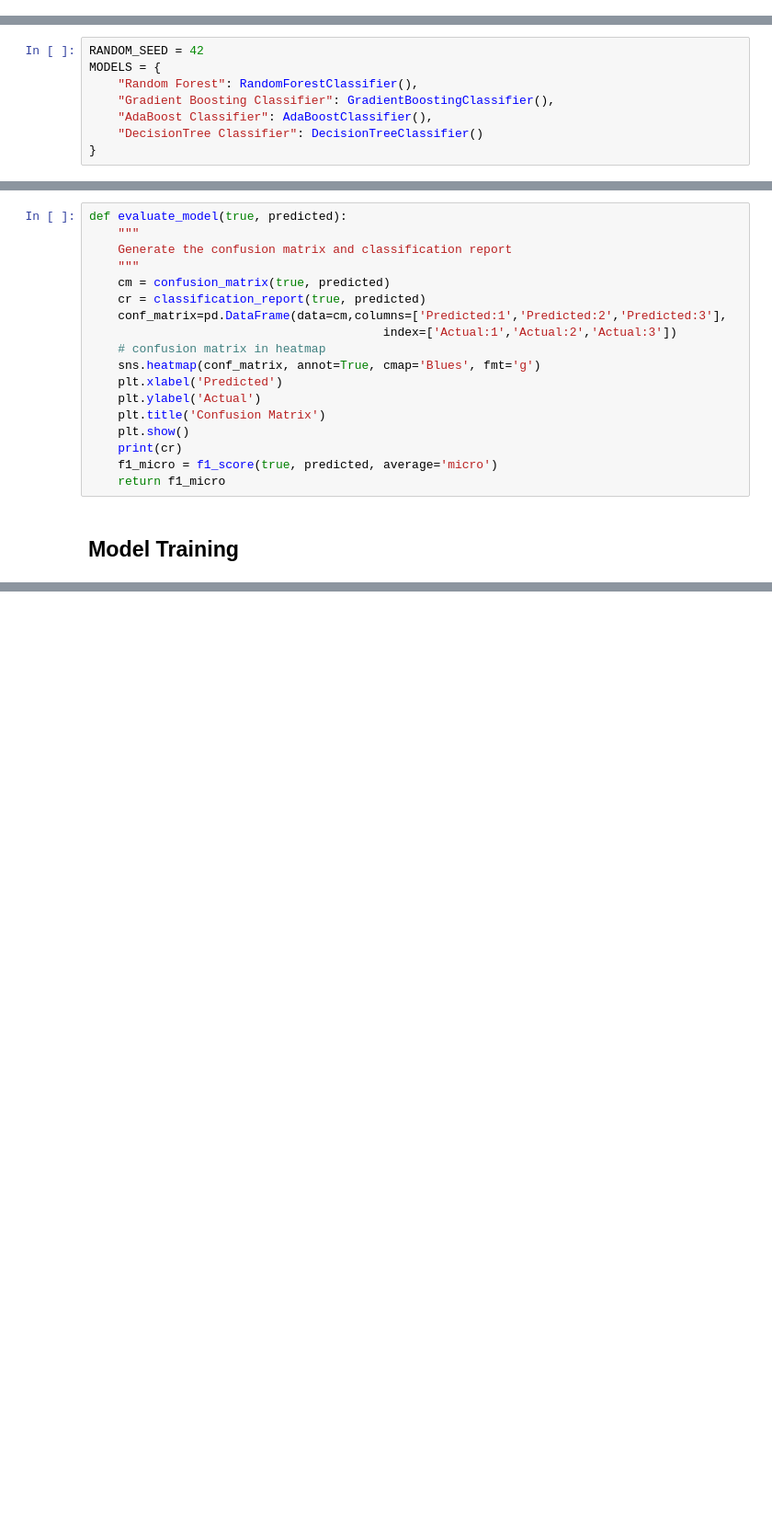
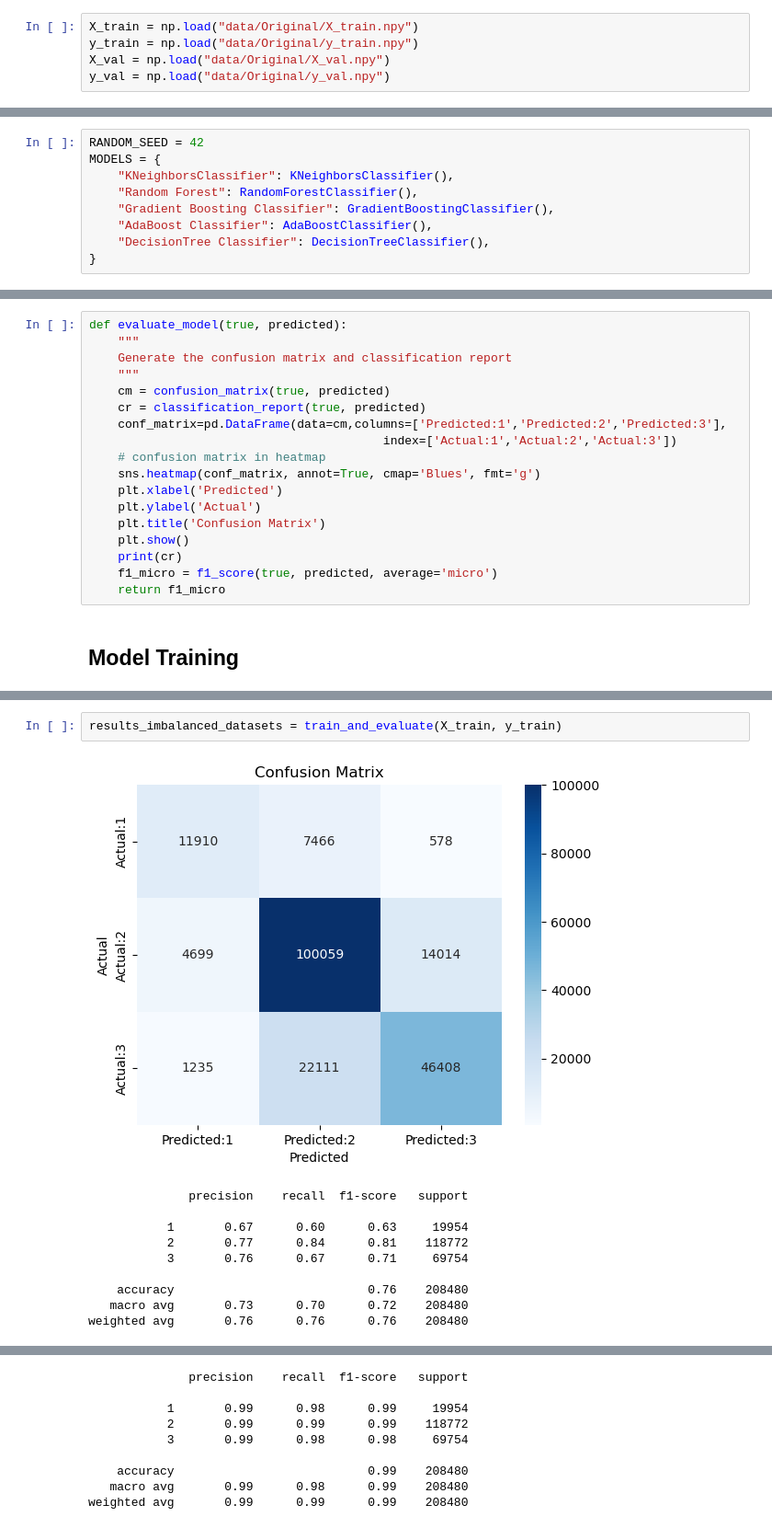
Before and after one commit to Bhandari008/house_damage_prediction, a Jupyter notebook: notebook/MODEL_TRAINING.ipynb, the cells around one changed output, grey strips where cells are left out. Shown at 92% size. Cells and saved outputs as stored; diff of their text form; blank space fills up the shorter version.

Commit message:
mb/model trained without tuning

```diff
--- a/notebook/MODEL_TRAINING.ipynb
+++ b/notebook/MODEL_TRAINING.ipynb
@@ -56,0 +24,5 @@ X_train, X_test, y_train, y_test = train_test_split(X, y, test_size=0.2, random_
+# %%
+X_train = np.load("data/Original/X_train.npy")
+y_train = np.load("data/Original/y_train.npy")
+X_val = np.load("data/Original/X_val.npy")
+y_val = np.load("data/Original/y_val.npy")
@@ -59,8 +52,9 @@ X_train, X_test, y_train, y_test = train_test_split(X, y, test_size=0.2, random_
 # %%
 RANDOM_SEED = 42
 MODELS = {
+    "KNeighborsClassifier": KNeighborsClassifier(),
     "Random Forest": RandomForestClassifier(),
     "Gradient Boosting Classifier": GradientBoostingClassifier(),
     "AdaBoost Classifier": AdaBoostClassifier(),
-    "DecisionTree Classifier": DecisionTreeClassifier()
+    "DecisionTree Classifier": DecisionTreeClassifier(),
 }
@@ -213,0 +117,13 @@ F1 Micro-Averaged Score: 0.6419
+# %%
+results_imbalanced_datasets = train_and_evaluate(X_train, y_train)
+# %% [output]
+[figure, added]
+              precision    recall  f1-score   support
+
+           1       0.67      0.60      0.63     19954
+           2       0.77      0.84      0.81    118772
+           3       0.76      0.67      0.71     69754
+
+    accuracy                           0.76    208480
+   macro avg       0.73      0.70      0.72    208480
+weighted avg       0.76      0.76      0.76    208480
@@ -213,0 +149,9 @@ F1 Micro-Averaged Score: 0.6419
+              precision    recall  f1-score   support
+
+           1       0.99      0.98      0.99     19954
+           2       0.99      0.99      0.99    118772
+           3       0.99      0.98      0.98     69754
+
+    accuracy                           0.99    208480
+   macro avg       0.99      0.98      0.99    208480
+weighted avg       0.99      0.99      0.99    208480
```
Also changed, not shown: parts of 52 cells of this notebook, 1 other file.
